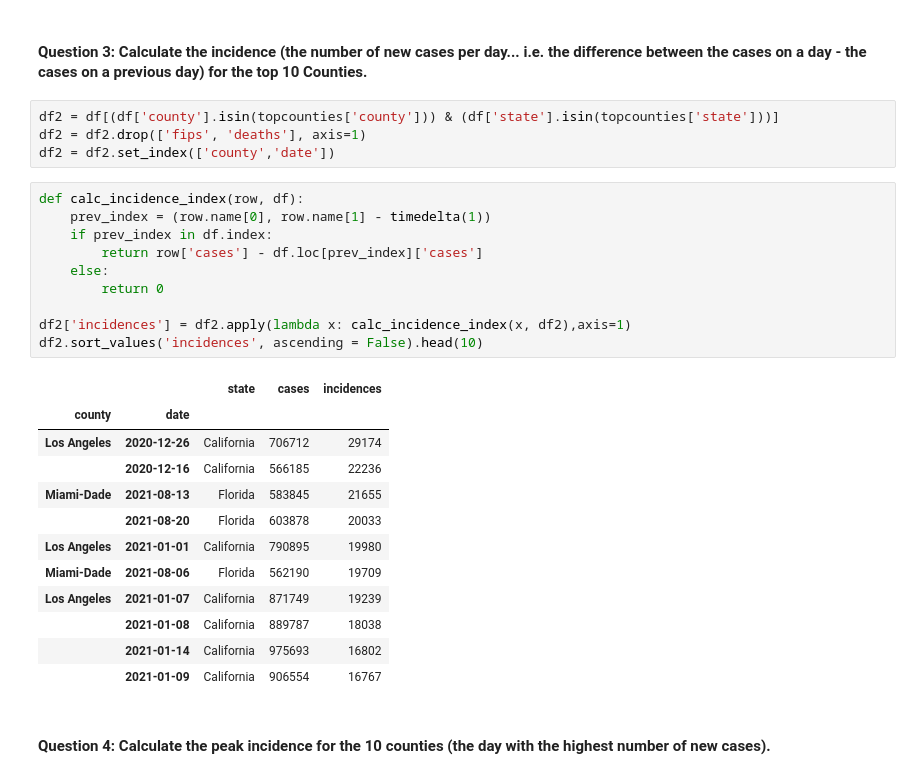
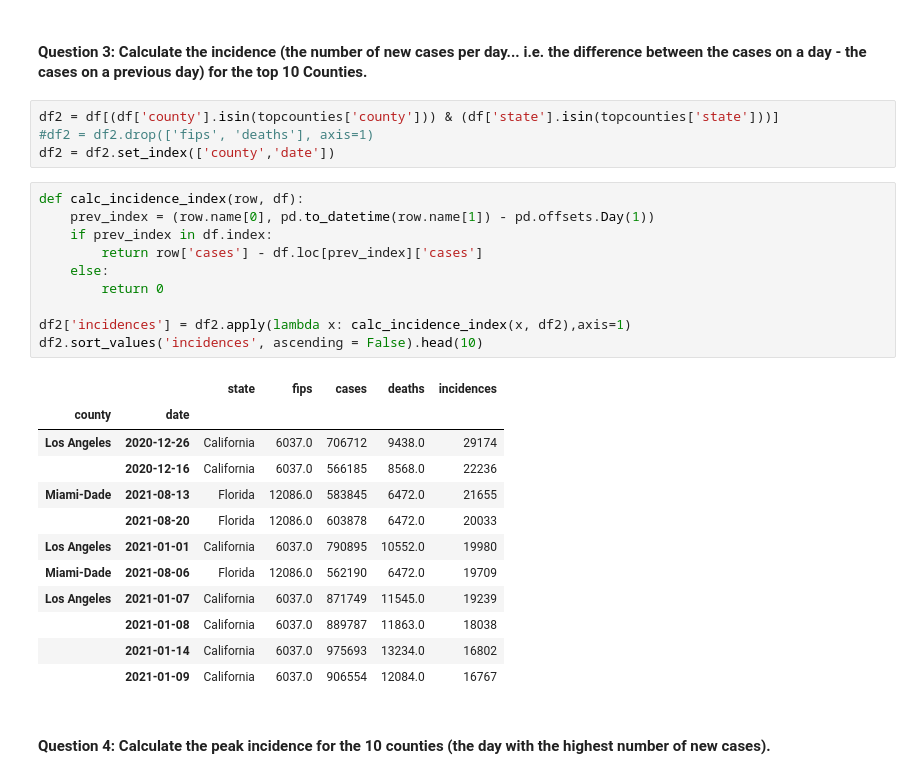
Before and after one commit to CMU-MS-DAS-Modern-Programming-Mini/ClassAssignmentNo4, a Jupyter notebook: US County Data - pandas.ipynb, the cells around one changed output. Cells and saved outputs as stored; diff of their text form.

```diff
--- a/US County Data - pandas.ipynb
+++ b/US County Data - pandas.ipynb
@@ -60,30 +60,30 @@ df_total2.sort_values(by='cases', ascending=False).head(5)
 #### Question 3: Calculate the incidence (the number of new cases per day... i.e. the difference between the cases on a day - the cases on a previous day) for the top 10 Counties.
 # %%
 df2 = df[(df['county'].isin(topcounties['county'])) & (df['state'].isin(topcounties['state']))]
-df2 = df2.drop(['fips', 'deaths'], axis=1)
+#df2 = df2.drop(['fips', 'deaths'], axis=1)
 df2 = df2.set_index(['county','date'])
 # %%
 def calc_incidence_index(row, df):
-    prev_index = (row.name[0], row.name[1] - timedelta(1))
+    prev_index = (row.name[0], pd.to_datetime(row.name[1]) - pd.offsets.Day(1))
     if prev_index in df.index:
         return row['cases'] - df.loc[prev_index]['cases']
     else:
         return 0
 
 df2['incidences'] = df2.apply(lambda x: calc_incidence_index(x, df2),axis=1)
 df2.sort_values('incidences', ascending = False).head(10)
 # %% [output]
-|  |  | state | cases | incidences |
-| county | date |  |  |  |
-| Los Angeles | 2020-12-26 | California | 706712 | 29174 |
-|  | 2020-12-16 | California | 566185 | 22236 |
-| Miami-Dade | 2021-08-13 | Florida | 583845 | 21655 |
-|  | 2021-08-20 | Florida | 603878 | 20033 |
-| Los Angeles | 2021-01-01 | California | 790895 | 19980 |
-| Miami-Dade | 2021-08-06 | Florida | 562190 | 19709 |
-| Los Angeles | 2021-01-07 | California | 871749 | 19239 |
-|  | 2021-01-08 | California | 889787 | 18038 |
-|  | 2021-01-14 | California | 975693 | 16802 |
-|  | 2021-01-09 | California | 906554 | 16767 |
+|  |  | state | fips | cases | deaths | incidences |
+| county | date |  |  |  |  |  |
+| Los Angeles | 2020-12-26 | California | 6037.0 | 706712 | 9438.0 | 29174 |
+|  | 2020-12-16 | California | 6037.0 | 566185 | 8568.0 | 22236 |
+| Miami-Dade | 2021-08-13 | Florida | 12086.0 | 583845 | 6472.0 | 21655 |
+|  | 2021-08-20 | Florida | 12086.0 | 603878 | 6472.0 | 20033 |
+| Los Angeles | 2021-01-01 | California | 6037.0 | 790895 | 10552.0 | 19980 |
+| Miami-Dade | 2021-08-06 | Florida | 12086.0 | 562190 | 6472.0 | 19709 |
+| Los Angeles | 2021-01-07 | California | 6037.0 | 871749 | 11545.0 | 19239 |
+|  | 2021-01-08 | California | 6037.0 | 889787 | 11863.0 | 18038 |
+|  | 2021-01-14 | California | 6037.0 | 975693 | 13234.0 | 16802 |
+|  | 2021-01-09 | California | 6037.0 | 906554 | 12084.0 | 16767 |
 # %% [markdown]
 #### Question 4: Calculate the peak incidence for the 10 counties (the day with the highest number of new cases).
```
Also changed, not shown: parts of 4 cells of this notebook.
